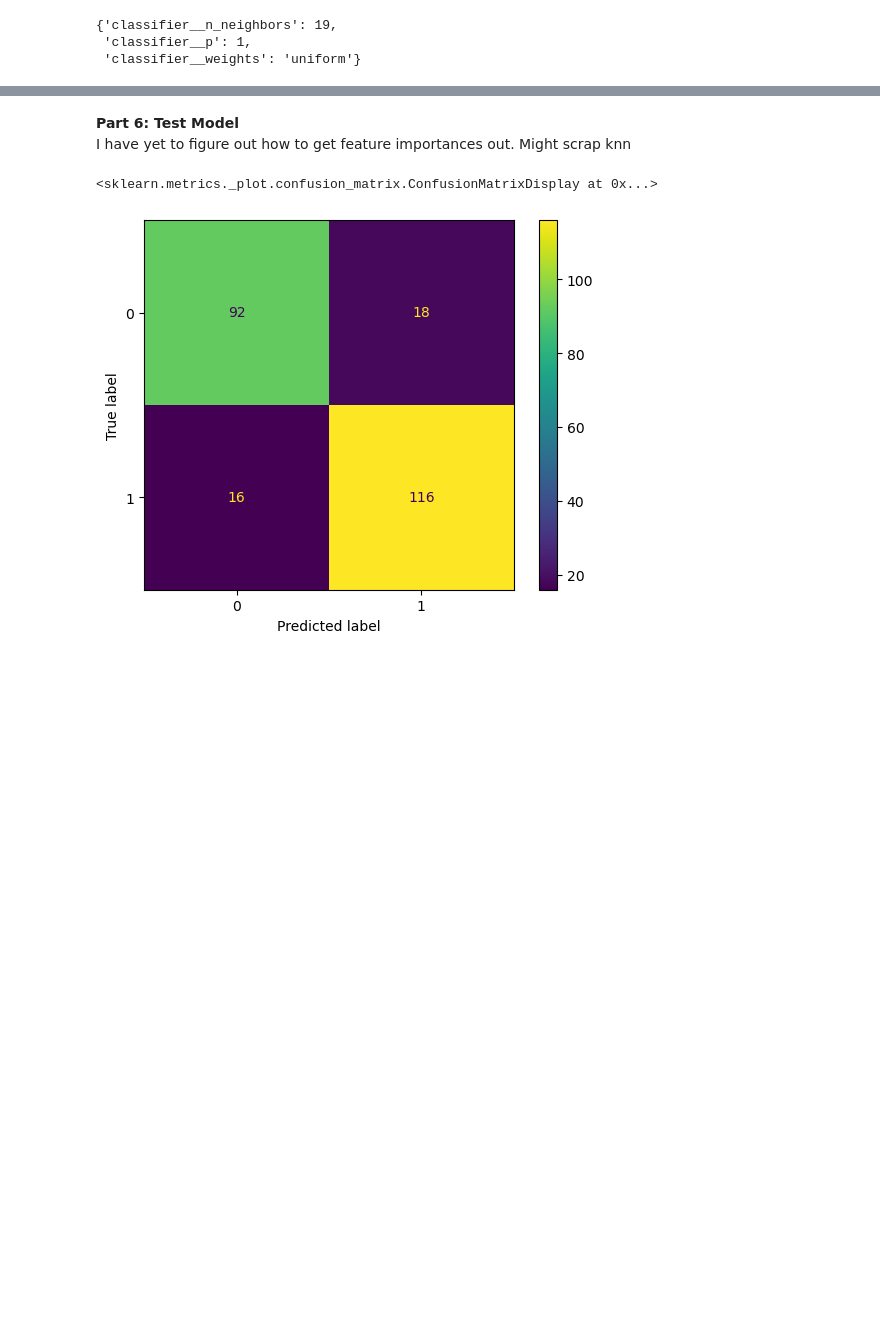
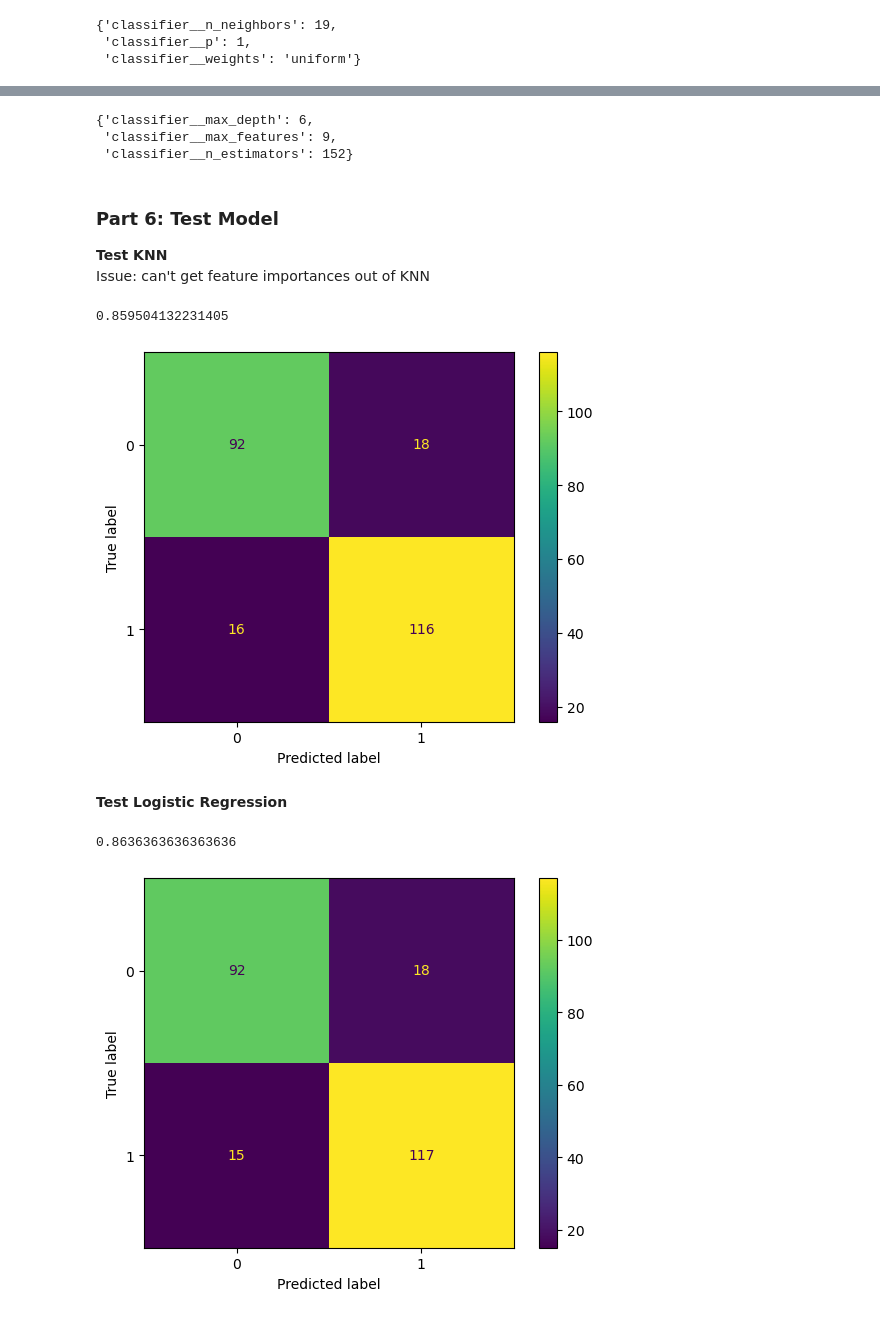
Before and after one commit to applewu265/PythonML_Projects, a Jupyter notebook: Heart_Disease_Prediction/cvd_predictions.ipynb, the cells around one changed output, grey strips where cells are left out. Cells and saved outputs as stored; diff of their text form; code cells hidden in the pictures; blank space fills up the shorter version.

Commit message:
optimized RandomForestClassifier, significantly outperformed KNN

```diff
--- a/Heart_Disease_Prediction/cvd_predictions.ipynb
+++ b/Heart_Disease_Prediction/cvd_predictions.ipynb
@@ -115,7 +115,7 @@ Part 4.1: Logistic Regression
 # %%
 from sklearn.linear_model import LogisticRegression
 log_reg = Pipeline([("preprocessing", preprocessing),
-                    ("classifier", LogisticRegression(solver = "liblinear", random_state = 42, max_iter = 1000))])
+                    ("classifier", LogisticRegression(solver = "lbfgs", random_state = 42, max_iter = 1000))])
 log_reg.fit(X_train, y_train)
 # %% [output]
 Pipeline(steps=[('preprocessing',
@@ -249,10 +249,10 @@ Choose KNN to optimize
 from sklearn.model_selection import RandomizedSearchCV
 from scipy.stats import randint
 
-param_distributions = {"classifier__n_neighbors": randint(1, 50), "classifier__weights": ["uniform", "distance"], "classifier__p": [1, 2]}
-rand_search = RandomizedSearchCV(knn, param_distributions = param_distributions, n_iter = 10, cv = 3, scoring = "accuracy", random_state = 42)
-rand_search.fit(X_train, y_train)
-rand_search.best_params_
+knn_param_distributions = {"classifier__n_neighbors": randint(1, 50), "classifier__weights": ["uniform", "distance"], "classifier__p": [1, 2]}
+knn_rand_search = RandomizedSearchCV(knn, param_distributions = knn_param_distributions, n_iter = 10, cv = 3, scoring = "accuracy", random_state = 42)
+knn_rand_search.fit(X_train, y_train)
+knn_rand_search.best_params_
 # %% [output]
 {'classifier__n_neighbors': 19,
  'classifier__p': 1,
@@ -259,0 +262,7 @@ rand_search.best_params_
+# %%
+from scipy.stats import loguniform
+log_param_distributions = {"classifier__C": loguniform(1e-3, 1e2),
+                           "classifier__solver": ["newton-cg", "lbfgs", "sag", "saga"]}
+log_rand_search = RandomizedSearchCV(log_reg, param_distributions = log_param_distributions, n_iter = 10, cv = 3, scoring = "accuracy", random_state = 42)
+log_rand_search.fit(X_train, y_train)
+log_rand_search.best_params_
@@ -260,12 +273,39 @@ rand_search.best_params_
+# %%
+forest_param_distributions = {"classifier__n_estimators": randint(1, 200),
+                              "classifier__max_features": randint(2, 10),
+                              "classifier__max_depth": randint(3, 15)}
+forest_rand_search = RandomizedSearchCV(forest_class, param_distributions = forest_param_distributions, n_iter = 10, cv = 3, scoring = "accuracy", random_state = 42)
+forest_rand_search.fit(X_train, y_train)
+forest_rand_search.best_params_
+# %% [output]
+{'classifier__max_depth': 6,
+ 'classifier__max_features': 9,
+ 'classifier__n_estimators': 152}
 # %% [markdown]
-**Part 6: Test Model**\
-I have yet to figure out how to get feature importances out. Might scrap knn
+### Part 6: Test Model
+**Test KNN**\
+Issue: can't get feature importances out of KNN
 # %%
-best_knn = rand_search.best_estimator_
+from sklearn.metrics import accuracy_score
+
+best_knn = knn_rand_search.best_estimator_
 knn_predictions = best_knn.predict(X_test)
-cm = confusion_matrix(y_test, knn_predictions)
-disp = ConfusionMatrixDisplay(confusion_matrix = cm)
-disp.plot()
+knn_cm = confusion_matrix(y_test, knn_predictions)
+knn_disp = ConfusionMatrixDisplay(confusion_matrix = knn_cm)
+knn_disp.plot()
+accuracy_score(y_test, knn_predictions)
 # %% [output]
-<sklearn.metrics._plot.confusion_matrix.ConfusionMatrixDisplay at 0x...>
+0.859504132231405
 [figure]
+# %% [markdown]
+**Test Logistic Regression**
+# %%
+best_log = log_rand_search.best_estimator_
+log_predictions = best_log.predict(X_test)
+log_cm = confusion_matrix(y_test, log_predictions)
+log_disp = ConfusionMatrixDisplay(confusion_matrix = log_cm)
+log_disp.plot()
+accuracy_score(y_test, log_predictions)
+# %% [output]
+0.8636363636363636
+[figure, added]
```
Also changed, not shown: parts of 18 cells of this notebook.
